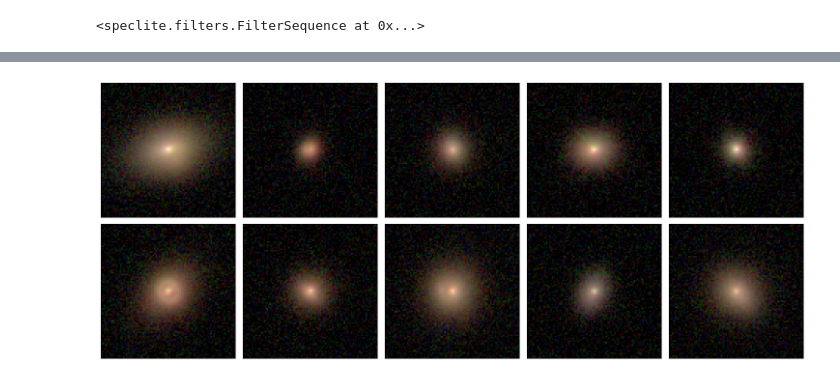
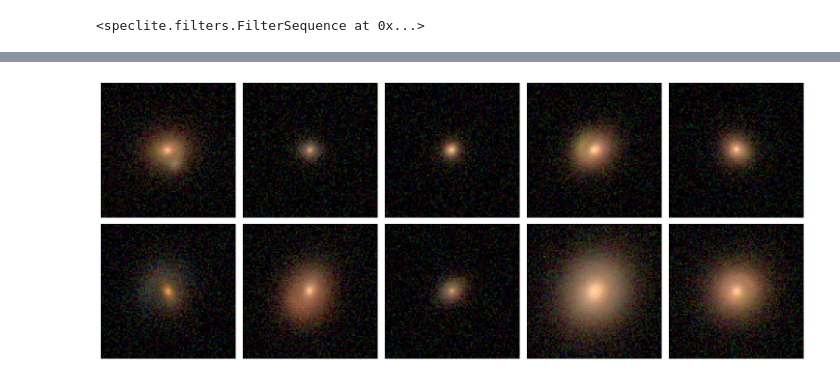
Before and after one commit to LSST-strong-lensing/slsim, a Jupyter notebook: notebooks/roman_configuration.ipynb, the cells around one changed output, grey strips where cells are left out. Cells and saved outputs as stored; diff of their text form; code cells hidden in the pictures.

```diff
--- a/notebooks/roman_configuration.ipynb
+++ b/notebooks/roman_configuration.ipynb
@@ -22,7 +27,7 @@ import corner
 # Import default Roman Space Telescope configuration
 path = os.path.dirname(slsim.__file__)
 module_path, _ = os.path.split(path)
-skypy_config = os.path.join(module_path, "data/SkyPy/euclid-roman-lsst-like.yml")
+skypy_config = os.path.join(module_path, "data/SkyPy/roman-like.yml")
 
 # generate Roman filters
 roman_speclite.configure_roman_filters()
@@ -48,11 +53,11 @@ speclite.filters.load_filters(
 cosmo = FlatLambdaCDM(H0=70, Om0=0.3)
 
 # define a sky area
-sky_area = Quantity(value=0.5, unit="deg2")
+sky_area = Quantity(value=1.5, unit="deg2")
 
 # define limits in the intrinsic deflector and source population (in addition to the skypy config file)
-kwargs_deflector_cut = {"band": "F184", "band_max": 28, "z_min": 0.01, "z_max": 3.0}
-kwargs_source_cut = {"band": "F184", "band_max": 28, "z_min": 0.01, "z_max": 5.0}
+kwargs_deflector_cut = {"band": "F106", "band_max": 28, "z_min": 0.01, "z_max": 3.0}
+kwargs_source_cut = {"band": "F106", "band_max": 28, "z_min": 0.01, "z_max": 5.0}
 
 # run skypy pipeline and make galaxy-galaxy population class
 galaxy_simulation_pipeline = pipelines.SkyPyPipeline(
@@ -83,3 +88,13 @@ lens_pop = LensPop(
     cosmo=cosmo,
     sky_area=sky_area,
 )
+# %%
+kwargs_lens_cut = {
+    "min_image_separation": 0.3,
+    "max_image_separation": 10,
+    "mag_arc_limit": {"F158": 25, "F129": 25, "F106": 25},
+    "snr_limit": {"F158": 50, "F129": 50, "F106": 50},
+}
+
+lens_population = lens_pop.draw_population(kwargs_lens_cuts=kwargs_lens_cut)
+sample_lens_list = lens_population[0:10]
@@ -86,30 +163,20 @@ lens_pop = LensPop(
 # %%
-kwargs_lens_cut_plot = {
-    "min_image_separation": 0.3,
-    "max_image_separation": 10,
-    "mag_arc_limit": {"F129": 21, "F106": 21},
-    "snr_limit": {"F106": 100},
-}
-
 # Generating images can be very slow due to having to use STPSF to generate PSFs each time
 # We can instead load PSFs that were generated ahead of time by supplying the directory to the PSFs
 # See documentation of roman_image_simulation.py for more details
 psf_directory = None
 
-# make montage of realizations
 gg_plot = LensingPlots(
-    lens_pop, num_pix=91, observatory="Roman", psf_directory=psf_directory
+    lens_pop, num_pix=91, observatory="Roman-galsim", psf_directory=psf_directory,
 )
 
 fig, axes = gg_plot.plot_montage(
     rgb_band_list=["F158", "F129", "F106"],
     add_noise=True,
     n_horizont=5,
     n_vertical=2,
-    kwargs_lens_cut=kwargs_lens_cut_plot,
-    stretch=0.8,
-    Q=10,
+    lens_class_list=sample_lens_list,
 )
 plt.show()
 # %% [output]
-[figure, old version]
+[figure, new version]
```
Also changed, not shown: parts of 15 cells of this notebook.
